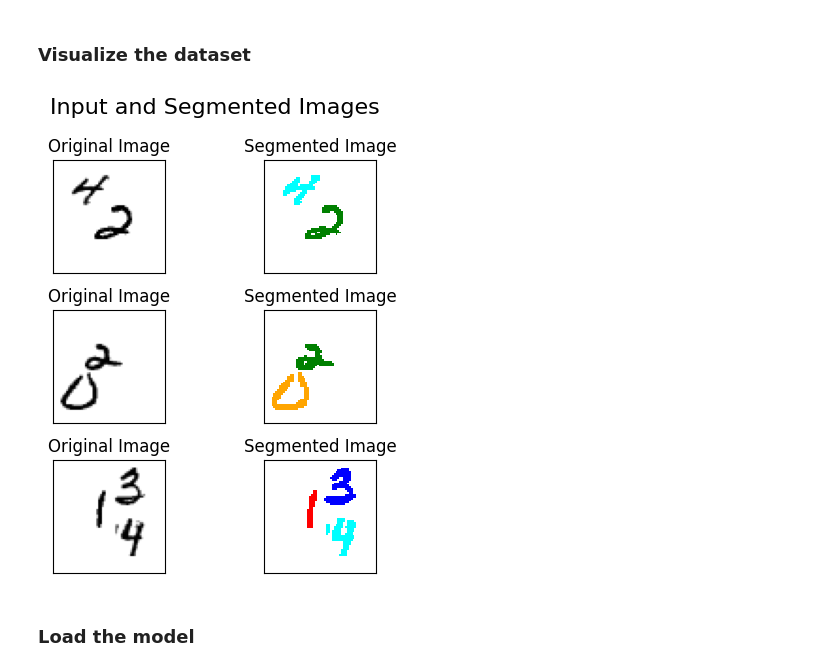
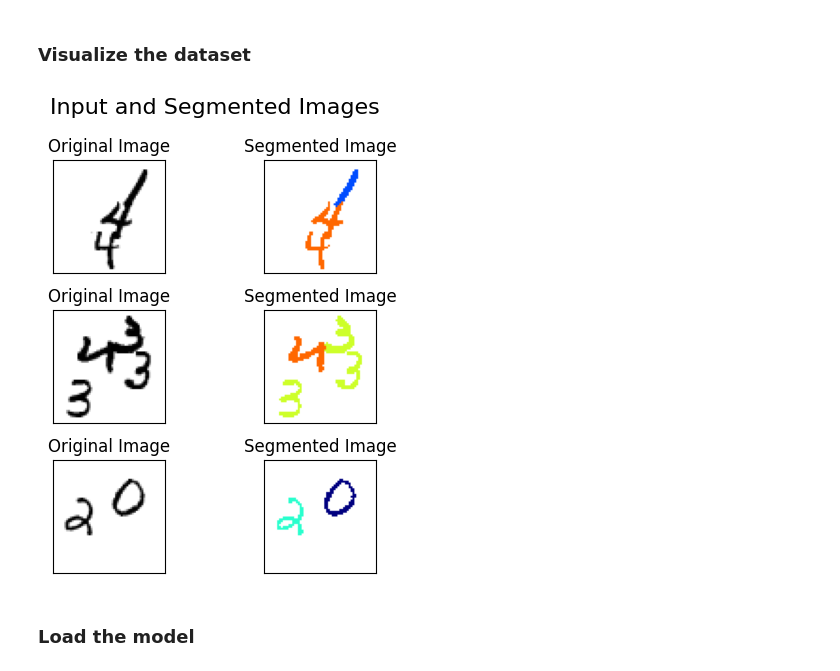
Before and after one commit to kvnptl/simple-deep-learning, a Jupyter notebook: unet_segmentation/unet_model.ipynb, the cells around one changed output. Saved outputs shown, nothing was run; the diff lists cells and outputs as text; code cells hidden in the pictures.

```diff
--- a/unet_segmentation/unet_model.ipynb
+++ b/unet_segmentation/unet_model.ipynb
@@ -227,0 +208,17 @@ Shape of test_data: 100
+# %%
+from torch.utils.data import random_split
+
+trans = transforms.Compose([
+  transforms.ToTensor()
+])
+
+train_size = int(TRAIN_VAL_SPLIT * TOTAL_SAMPLES)
+val_size = int((1 - TRAIN_VAL_SPLIT) * TOTAL_SAMPLES)
+
+train_data = MNISTExtendedDataset(count=train_size, transform=trans)
+val_data = MNISTExtendedDataset(count=val_size, transform=trans)
+test_data = MNISTExtendedDataset(count=val_size, transform=trans)
+
+print(f'Shape of train_data: {len(train_data)}')
+print(f'Shape of val_data: {len(val_data)}')
+print(f'Shape of test_data: {len(test_data)}')
@@ -256,7 +257,7 @@ Number of test batches: 100
 # %%
 # Get a train input and output pair
-i = np.random.randint(0, 500)
-train_x_sample, train_y_sample = train_loader.dataset[i]
+i = np.random.randint(0, len(train_loader.dataset))
+train_x_sample, train_y_sample = next(iter(train_loader))
 print(f'Shape of train_x_sample: {train_x_sample.shape}')
 print(f'Shape of train_y_sample: {train_y_sample.shape}')
 
@@ -276,38 +277,36 @@ train_x_sample.dtype, train_y_sample.dtype
 # %%
 from matplotlib.colors import ListedColormap
 
-# Create a colormap with specific colors for each class
-colors = ['white', 'orange', 'red', 'green', 'blue', 'cyan']  # colors for classes 0 to 5
-cmap = ListedColormap(colors)
-
-# Sample indices for visualization
 random_indices = np.random.choice(len(train_loader.dataset), size=6, replace=False)
 
-# Create a figure with 3 rows and 2 columns
 fig, axs = plt.subplots(3, 2, figsize=(5, 5))  # Adjust the figure size as needed
 
 for i, ax in enumerate(axs.flat):
-    idx = random_indices[i // 2]  # Integer division to ensure pairs
+    idx = random_indices[i // 2]
     data = train_loader.dataset[idx]
 
-    if i % 2 == 0:  # Even indices for original images
-        image = data[0]  # Assuming this is the input image
-        ax.imshow(image, cmap=plt.cm.binary)  # Correctly order the dimensions if needed
+    # Just to put in order in the plot
+    if i % 2 == 0:
+        image = data[0]
+        image = image.permute(1, 2, 0)
+        ax.imshow(image, cmap=plt.cm.binary)
         ax.set_title("Original Image")
-    else:  # Odd indices for segmented images
-        segmentation = data[1]  # Assuming this is the segmentation mask
-        ax.imshow(segmentation, cmap=cmap, interpolation='none', vmin=0, vmax=5)  # Apply the predefined colormap
+    else:
+        segmentation = data[1]
+        segmentation = np.transpose(segmentation, (1, 2, 0))
+        seg_img = dataset_generation.display_segmented_image(segmentation)
+        ax.imshow(seg_img, cmap=plt.cm.binary)
         ax.set_title("Segmented Image")
 
     ax.set_xticks([])
     ax.set_yticks([])
     ax.set_aspect('equal')
 
 fig.suptitle('Input and Segmented Images', fontsize=16)
 plt.tight_layout()
 plt.show()
 # %% [output]
-[figure, old version]
+[figure, new version]
 # %% [markdown]
 ### Load the model
 # %%
```
Also changed, not shown: parts of 24 cells of this notebook, 4 other files.
